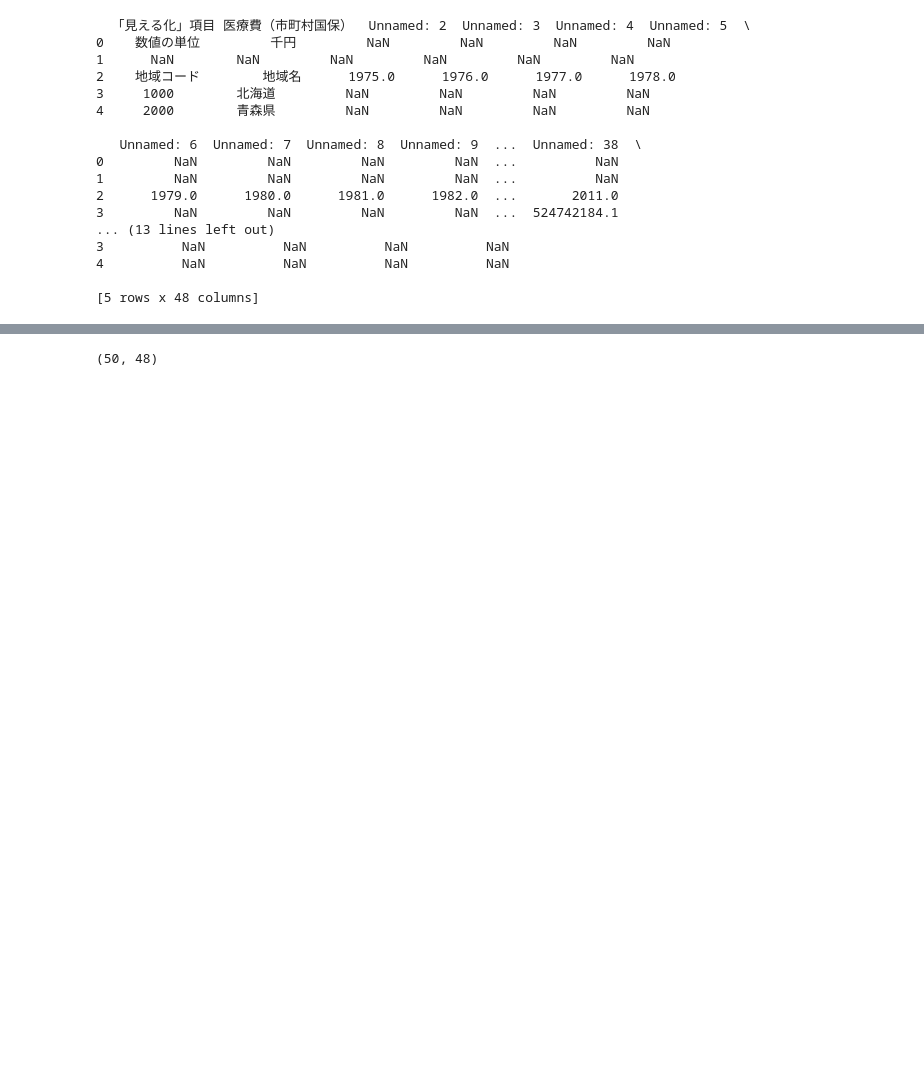
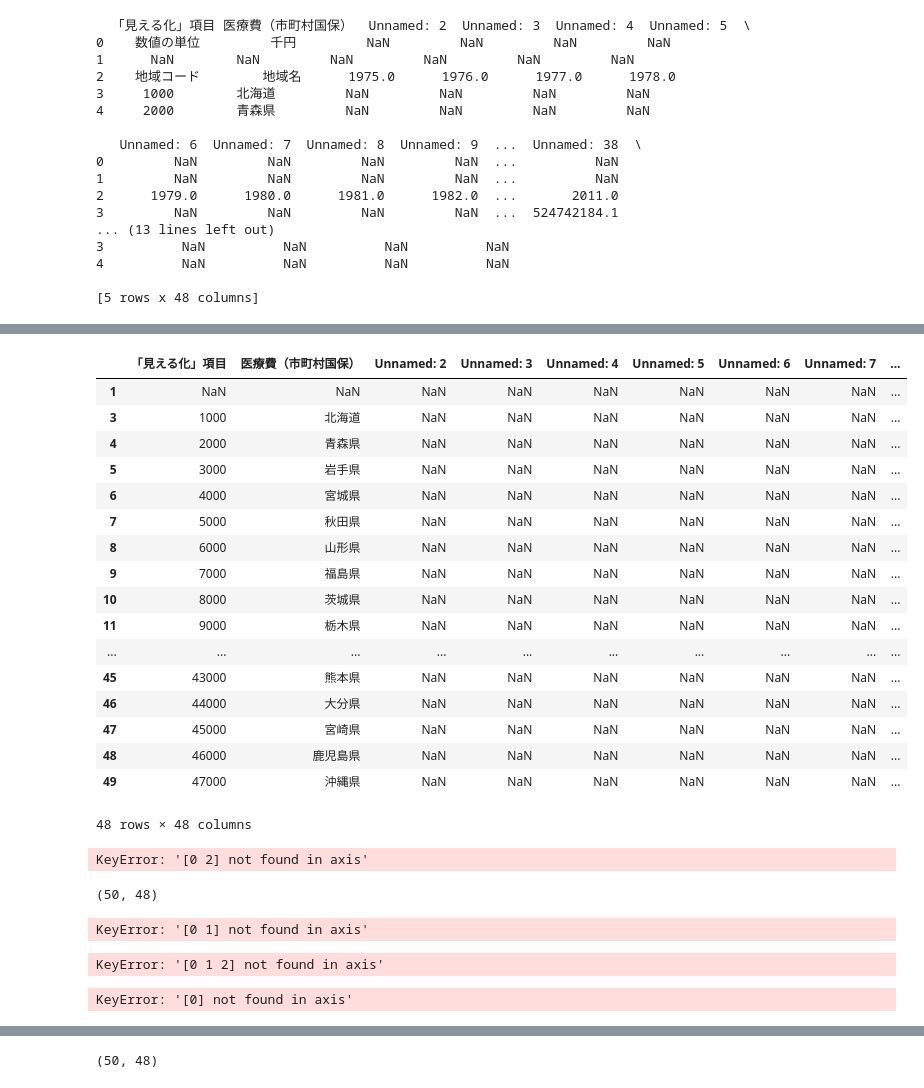
Before and after one commit to shof1/Capstone-Project, a Jupyter notebook: Week 4 - Capstone Project.ipynb, the cells around one changed output, grey strips where cells are left out. Drawn from its saved outputs; the diff is of its cells as text; code cells hidden in the pictures; blank space fills up the shorter version.

```diff
--- a/Week 4 - Capstone Project.ipynb
+++ b/Week 4 - Capstone Project.ipynb
@@ -71,0 +214,41 @@ print(data.head())
+# %%
+df.drop([0,2])
+# %% [output]
+|  | 「見える化」項目 | 医療費（市町村国保） | Unnamed: 2 | Unnamed: 3 | Unnamed: 4 | Unnamed: 5 | Unnamed: 6 | Unnamed: 7 | ... |
+| 1 | NaN | NaN | NaN | NaN | NaN | NaN | NaN | NaN | ... |
+| 3 | 1000 | 北海道 | NaN | NaN | NaN | NaN | NaN | NaN | ... |
+| 4 | 2000 | 青森県 | NaN | NaN | NaN | NaN | NaN | NaN | ... |
+| 5 | 3000 | 岩手県 | NaN | NaN | NaN | NaN | NaN | NaN | ... |
+| 6 | 4000 | 宮城県 | NaN | NaN | NaN | NaN | NaN | NaN | ... |
+| 7 | 5000 | 秋田県 | NaN | NaN | NaN | NaN | NaN | NaN | ... |
+| 8 | 6000 | 山形県 | NaN | NaN | NaN | NaN | NaN | NaN | ... |
+| 9 | 7000 | 福島県 | NaN | NaN | NaN | NaN | NaN | NaN | ... |
+| 10 | 8000 | 茨城県 | NaN | NaN | NaN | NaN | NaN | NaN | ... |
+| 11 | 9000 | 栃木県 | NaN | NaN | NaN | NaN | NaN | NaN | ... |
+| ... | ... | ... | ... | ... | ... | ... | ... | ... | ... |
+| 45 | 43000 | 熊本県 | NaN | NaN | NaN | NaN | NaN | NaN | ... |
+| 46 | 44000 | 大分県 | NaN | NaN | NaN | NaN | NaN | NaN | ... |
+| 47 | 45000 | 宮崎県 | NaN | NaN | NaN | NaN | NaN | NaN | ... |
+| 48 | 46000 | 鹿児島県 | NaN | NaN | NaN | NaN | NaN | NaN | ... |
+| 49 | 47000 | 沖縄県 | NaN | NaN | NaN | NaN | NaN | NaN | ... |
+48 rows × 48 columns
+# %%
+df.drop([0,2],axis=1)
+# %% [output]
+KeyError: '[0 2] not found in axis'
+# %%
+df.shape
+# %% [output]
+(50, 48)
+# %%
+df.drop(range(0,4))
+# %% [output]
+KeyError: '[0 1] not found in axis'
+# %%
+df.drop([0,1,2], axis=1)
+# %% [output]
+KeyError: '[0 1 2] not found in axis'
+# %%
+df.drop(range(0,1),inplace=True)
+# %% [output]
+KeyError: '[0] not found in axis'
```
Also changed, not shown: parts of 21 cells of this notebook.
